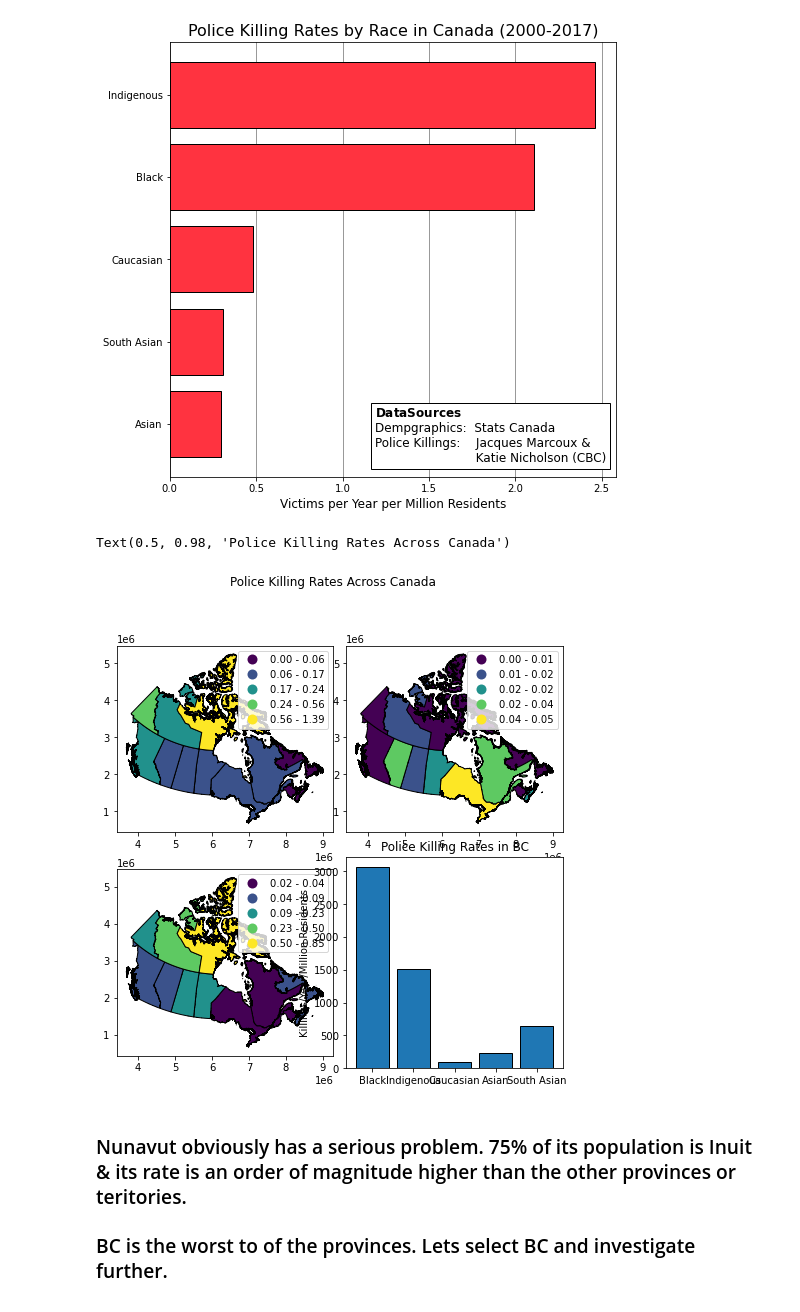
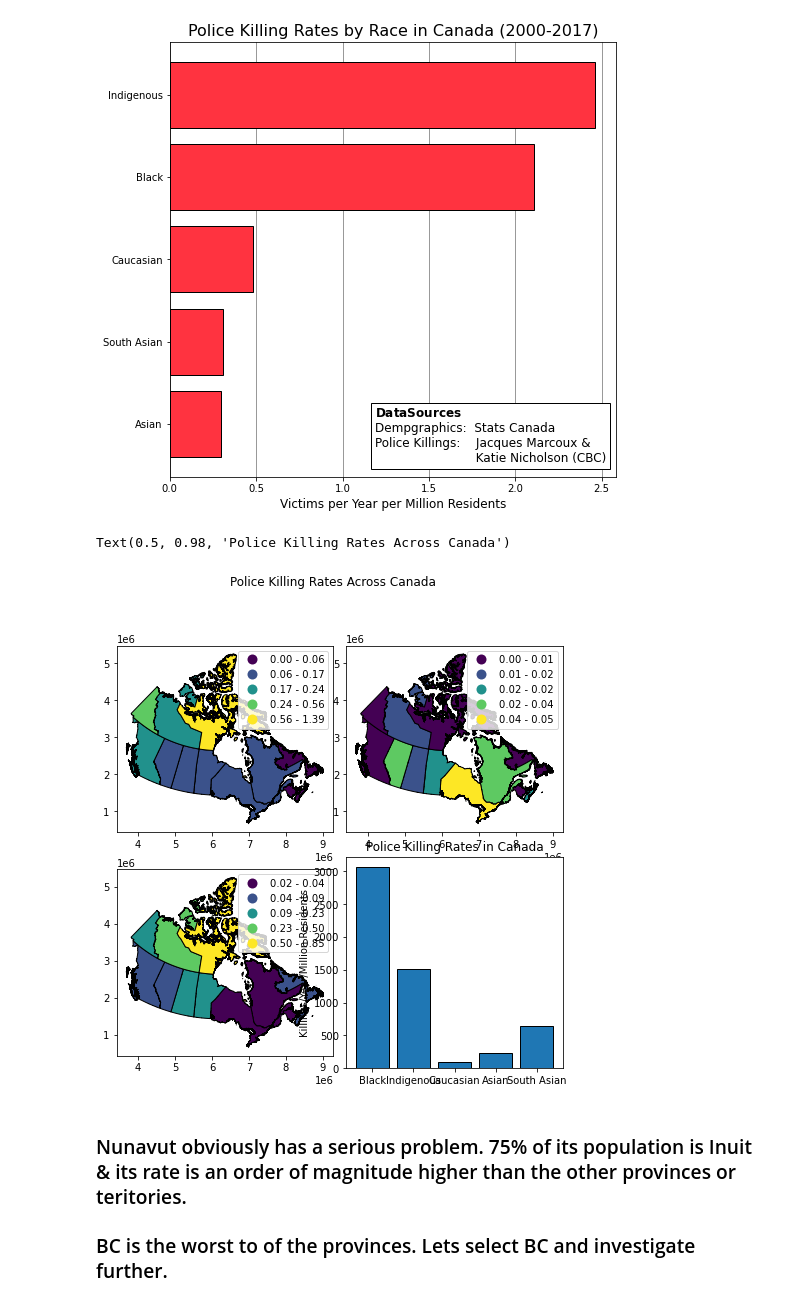
Before and after one commit to ubc-library-rc/Test_Workshop, a Jupyter notebook: IntroToGeospatialAnalysis.ipynb, the cells around one changed output. Drawn from its saved outputs; the diff is of its cells as text; code cells hidden in the pictures.

```diff
--- a/IntroToGeospatialAnalysis.ipynb
+++ b/IntroToGeospatialAnalysis.ipynb
@@ -185,7 +185,3 @@ Provinces_Join.head()
 # %% [markdown]
 ## Now we can summarize the killings by province and join it to the Provinces_Join layer
 * Note Prince Edward Island doesn't have any.
-# %%
-# Joined = Canada.join(police_Killings)
-Provinces_Killings=Provinces_Join.set_index('PREABBR').join(police_Killings.groupby('PREABBR').count()['id_victim'])
-Provinces_Killings['id_victim']
@@ -207,0 +188,30 @@ Name: id_victim, dtype: float64
+# %%
+# Joined = Canada.join(police_Killings)
+
+abr_dict = {'Alta.':'AB',
+            'B.C.':'BC',
+            'Man.':'MB',
+            'N.B.':'NB',
+            'N.L.':'NL',
+            'N.S.':'NS',
+            'N.W.T.':'NT',
+            'Nvt.':'NU',
+            'Ont.':'ON',
+            'P.E.I.':'PE',
+            'Que.':'QC',
+            'Sask.':'SK',
+            'Y.T.':'YT'
+           }
+# police_Killings=police_Killings.loc[police_Killings['race']!= 'Unknown']
+Provinces_Join['prov']=''
+for prov in Provinces_Join['PREABBR'].unique():
+    Provinces_Join.loc[Provinces_Join['PREABBR']==prov,'prov']=abr_dict[prov]
+# print(Provinces_Join[['Caucasian','Indigenous','Black','South Asian','Asian']].sum()/Provinces_Join['Total'].sum()*police_Killings['race'].count())
+print(Census.loc[Census.index==1,['Caucasian','Indigenous','Black']]/Census.loc[Census.index==1,'Total'].values[0])
+# print(police_Killings.groupby('race').count()['date'])
+
+print(police_Killings.loc[police_Killings['race']=='Unknown'].groupby('prov')['date'].count())
+# print(police_Killings.groupby('race').count())
+
+Provinces_Killings=Provinces_Join.set_index('prov').join(police_Killings.groupby('prov').count()['id_victim'])
+# Provinces_Killings['id_victim']
@@ -268,32 +291,32 @@ Name: date, dtype: int64
 # %%
 
 fig = plt.figure(figsize=(8,8))
 gs = fig.add_gridspec(6,6)
 ax1 = fig.add_subplot(gs[0:3, :3])
 ax2 = fig.add_subplot(gs[0:3, 3:])
 ax3 = fig.add_subplot(gs[3:, :3])
 ax4 = fig.add_subplot(gs[3:, 3:])
 Provinces_Killings['Indigenous_pct'] = Provinces_Killings['Indigenous']/Provinces_Killings['Total']
 Provinces_Killings['Black_pct'] = Provinces_Killings['Black']/Provinces_Killings['Total']
 
 Provinces_Killings.plot(ax=ax1,column='Rate',edgecolor='k',legend=True,scheme='natural_breaks')
 # ax3.bar(Provinces_Killings.index,Provinces_Killings['Rate'])
 # ax3.set_xticklabels(Provinces_Killings.index,rotation=30)
 Total = police_Killings.groupby('race').count()
 Rate = []
 Races = ['Black','Indigenous','Caucasian','Asian','South Asian']
 for race in Races:
     Rate.append((Total['date'].T[race]/Provinces_Killings[race]).values[0]*1e6/17)
 Normalized_Rates = pd.DataFrame(index=Races,data={'Rate':Rate})
 ax4.bar(Normalized_Rates.index,Normalized_Rates.Rate,edgecolor='k')
-ax4.set_title('Police Killing Rates in BC')
+ax4.set_title('Police Killing Rates in Canada')
 ax4.set_ylabel('Killings/Year/Million Residents')
 Provinces_Killings.plot(ax=ax3,column='Indigenous_pct',edgecolor='k',legend=True,scheme='natural_breaks')
 Provinces_Killings.plot(ax=ax2,column='Black_pct',edgecolor='k',legend=True,scheme='natural_breaks')
 plt.suptitle('Police Killing Rates Across Canada')
 # %% [output]
 Text(0.5, 0.98, 'Police Killing Rates Across Canada')
-[figure, old version]
+[figure, new version]
 # %% [markdown]
 ### Nunavut obviously has a serious problem.  75% of its population is Inuit & its rate is an order of magnitude higher than the other provinces or teritories.
 
```
Also changed, not shown: parts of 4 cells of this notebook, 4 other files.
